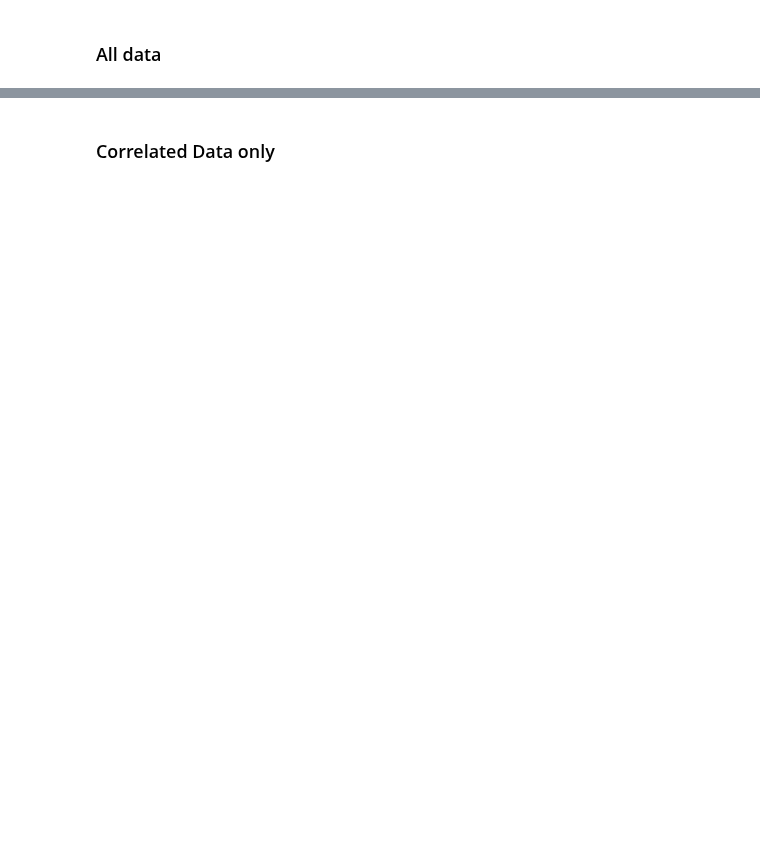
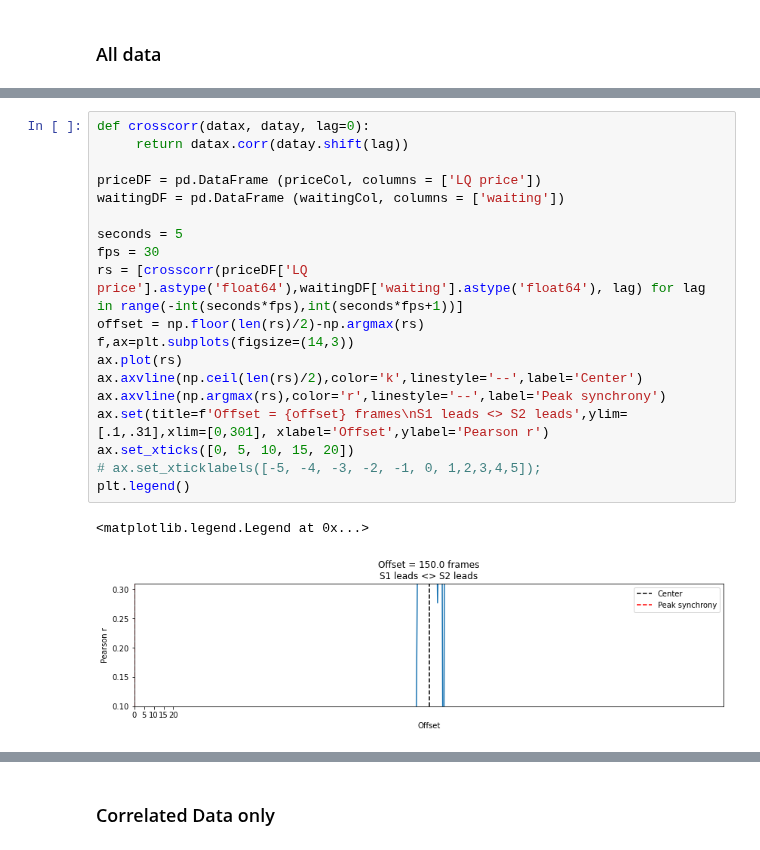
Before and after one commit to SIthodox2286/ADS_year3_project_8, a Jupyter notebook: Lokhei_Waiting_income_price.ipynb, the cells around one changed output, grey strips where cells are left out. Saved outputs shown, nothing was run; the diff lists cells and outputs as text; blank space fills up the shorter version.

```diff
--- a/Lokhei_Waiting_income_price.ipynb
+++ b/Lokhei_Waiting_income_price.ipynb
@@ -138,0 +181,22 @@ Scipy computed Pearson r: -0.17580727993750167 and p-value: 0.4715629326578455
+# %%
+def crosscorr(datax, datay, lag=0):
+     return datax.corr(datay.shift(lag))
+
+priceDF = pd.DataFrame (priceCol, columns = ['LQ price'])
+waitingDF = pd.DataFrame (waitingCol, columns = ['waiting'])
+
+seconds = 5
+fps = 30
+rs = [crosscorr(priceDF['LQ price'].astype('float64'),waitingDF['waiting'].astype('float64'), lag) for lag in range(-int(seconds*fps),int(seconds*fps+1))]
+offset = np.floor(len(rs)/2)-np.argmax(rs)
+f,ax=plt.subplots(figsize=(14,3))
+ax.plot(rs)
+ax.axvline(np.ceil(len(rs)/2),color='k',linestyle='--',label='Center')
+ax.axvline(np.argmax(rs),color='r',linestyle='--',label='Peak synchrony')
+ax.set(title=f'Offset = {offset} frames\nS1 leads <> S2 leads',ylim=[.1,.31],xlim=[0,301], xlabel='Offset',ylabel='Pearson r')
+ax.set_xticks([0, 5, 10, 15, 20])
+# ax.set_xticklabels([-5, -4, -3, -2, -1, 0, 1,2,3,4,5]);
+plt.legend()
+# %% [output]
+<matplotlib.legend.Legend at 0x...>
+[figure, added]
```
Also changed, not shown: parts of 40 cells of this notebook, 2 other files.
